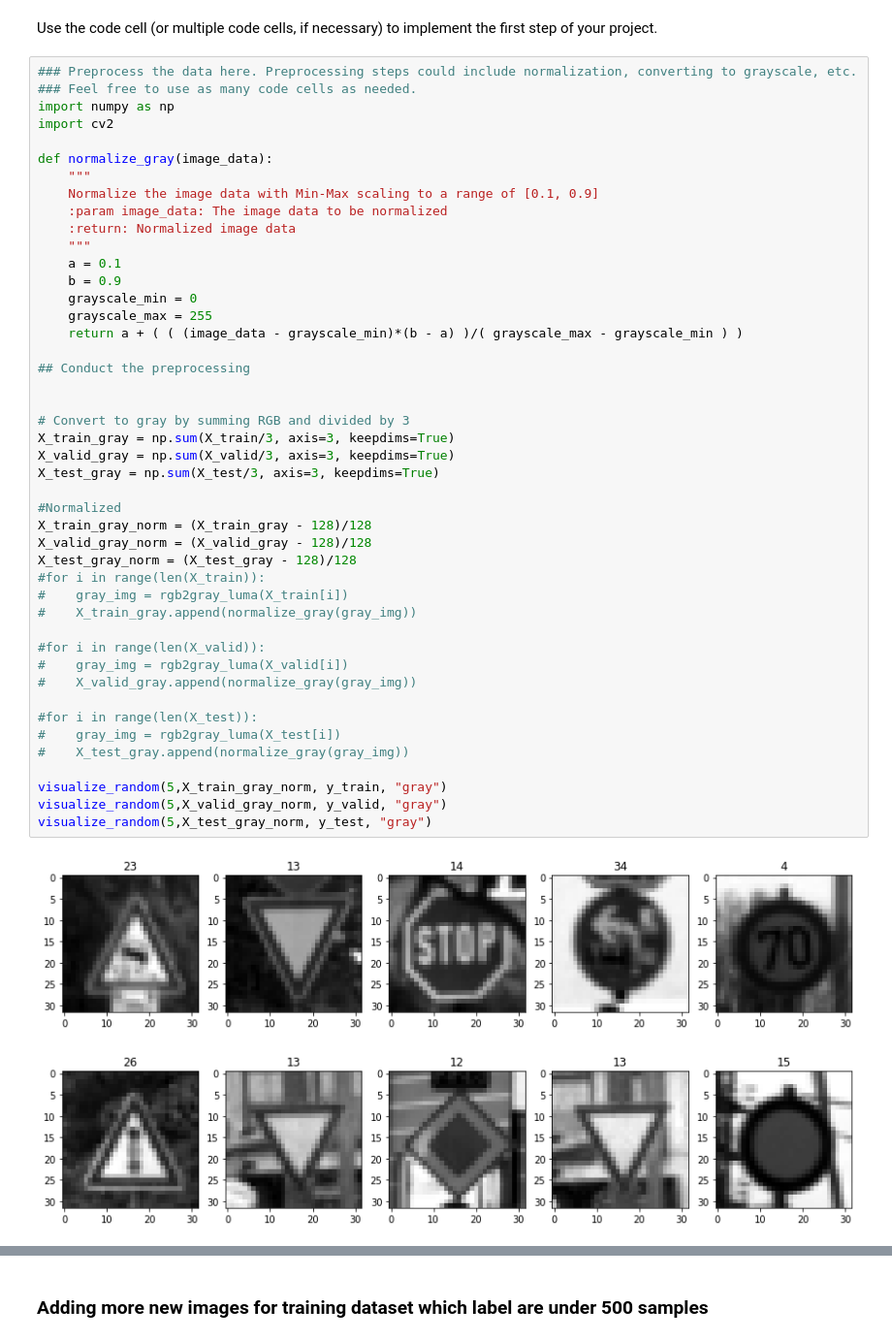
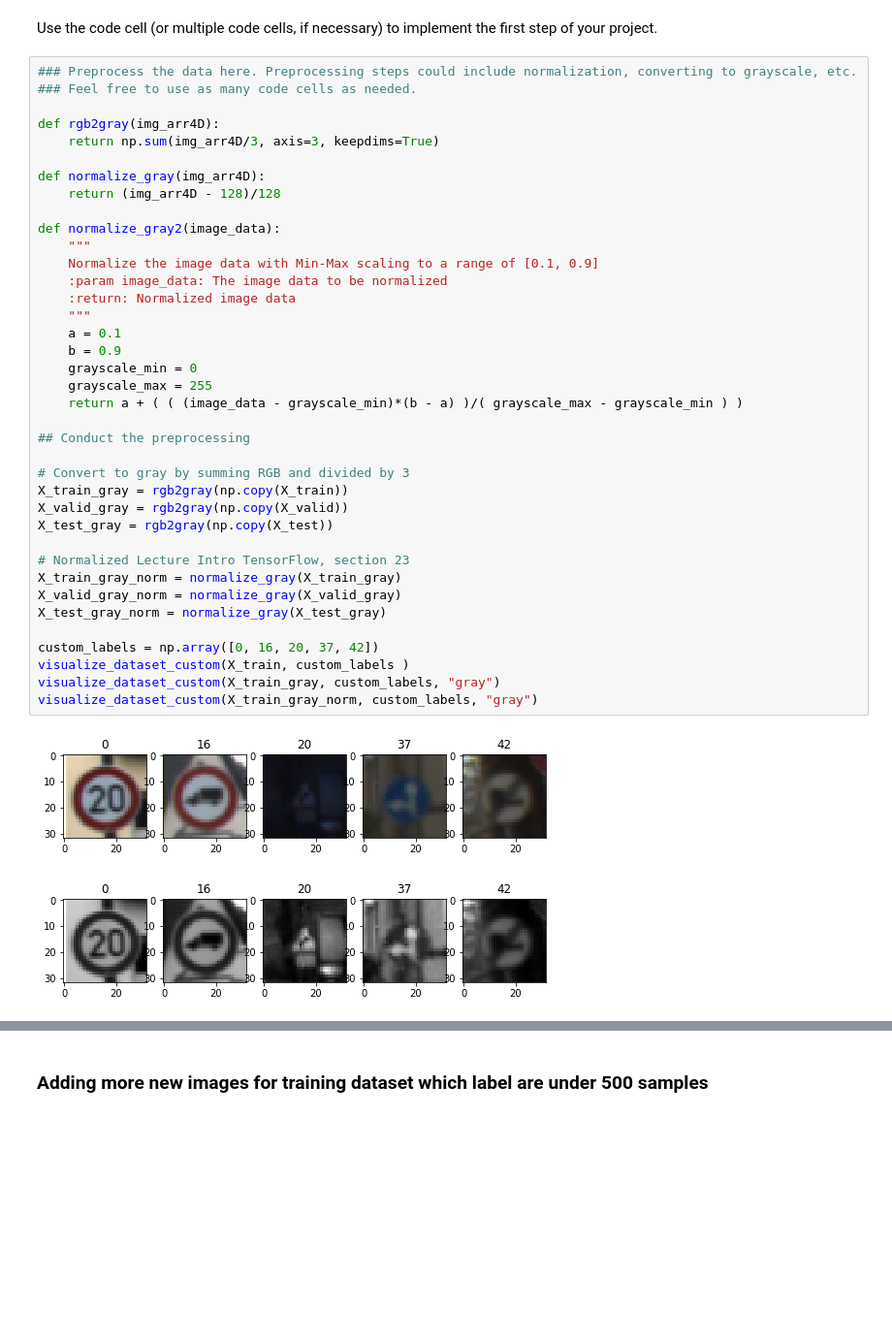
Before and after one commit to ywiyogo/CarND-Traffic-Sign-Classifier-Project, a Jupyter notebook: Traffic_Sign_Classifier.ipynb, the cells around one changed output, grey strips where cells are left out. Shown: that part at 97% size. Saved outputs shown, nothing was run; the diff lists cells and outputs as text; blank space fills up the shorter version.

```diff
--- a/Traffic_Sign_Classifier.ipynb
+++ b/Traffic_Sign_Classifier.ipynb
@@ -177,48 +241,41 @@ Use the code cell (or multiple code cells, if necessary) to implement the first
 # %%
 ### Preprocess the data here. Preprocessing steps could include normalization, converting to grayscale, etc.
 ### Feel free to use as many code cells as needed.
-import numpy as np
-import cv2
 
-def normalize_gray(image_data):
+def rgb2gray(img_arr4D):
+    return np.sum(img_arr4D/3, axis=3, keepdims=True)
+
+def normalize_gray(img_arr4D):
+    return (img_arr4D - 128)/128
+
+def normalize_gray2(image_data):
     """
     Normalize the image data with Min-Max scaling to a range of [0.1, 0.9]
     :param image_data: The image data to be normalized
     :return: Normalized image data
     """
     a = 0.1
     b = 0.9
     grayscale_min = 0
     grayscale_max = 255
     return a + ( ( (image_data - grayscale_min)*(b - a) )/( grayscale_max - grayscale_min ) )
 
 ## Conduct the preprocessing
 
+# Convert to gray by summing RGB and divided by 3
+X_train_gray = rgb2gray(np.copy(X_train))
+X_valid_gray = rgb2gray(np.copy(X_valid))
+X_test_gray = rgb2gray(np.copy(X_test))
 
-# Convert to gray by summing RGB and divided by 3
-X_train_gray = np.sum(X_train/3, axis=3, keepdims=True)
-X_valid_gray = np.sum(X_valid/3, axis=3, keepdims=True)
-X_test_gray = np.sum(X_test/3, axis=3, keepdims=True)
+# Normalized Lecture Intro TensorFlow, section 23
+X_train_gray_norm = normalize_gray(X_train_gray)
+X_valid_gray_norm = normalize_gray(X_valid_gray)
+X_test_gray_norm = normalize_gray(X_test_gray)
 
-#Normalized
-X_train_gray_norm = (X_train_gray - 128)/128
-X_valid_gray_norm = (X_valid_gray - 128)/128
-X_test_gray_norm = (X_test_gray - 128)/128
-#for i in range(len(X_train)):
-#    gray_img = rgb2gray_luma(X_train[i])
-#    X_train_gray.append(normalize_gray(gray_img))
-
-#for i in range(len(X_valid)):
-#    gray_img = rgb2gray_luma(X_valid[i])
-#    X_valid_gray.append(normalize_gray(gray_img))
-
-#for i in range(len(X_test)):
-#    gray_img = rgb2gray_luma(X_test[i])
-#    X_test_gray.append(normalize_gray(gray_img))
-
-visualize_random(5,X_train_gray_norm, y_train, "gray")
-visualize_random(5,X_valid_gray_norm, y_valid, "gray")
-visualize_random(5,X_test_gray_norm, y_test, "gray")
+custom_labels = np.array([0, 16, 20, 37, 42])
+visualize_dataset_custom(X_train, custom_labels )
+visualize_dataset_custom(X_train_gray, custom_labels, "gray")
+visualize_dataset_custom(X_train_gray_norm, custom_labels, "gray")
 # %% [output]
-[figure, old version]
+[figure, new version]
-[figure, old version]
+[figure, new version]
```
Also changed, not shown: parts of 20 cells of this notebook.
